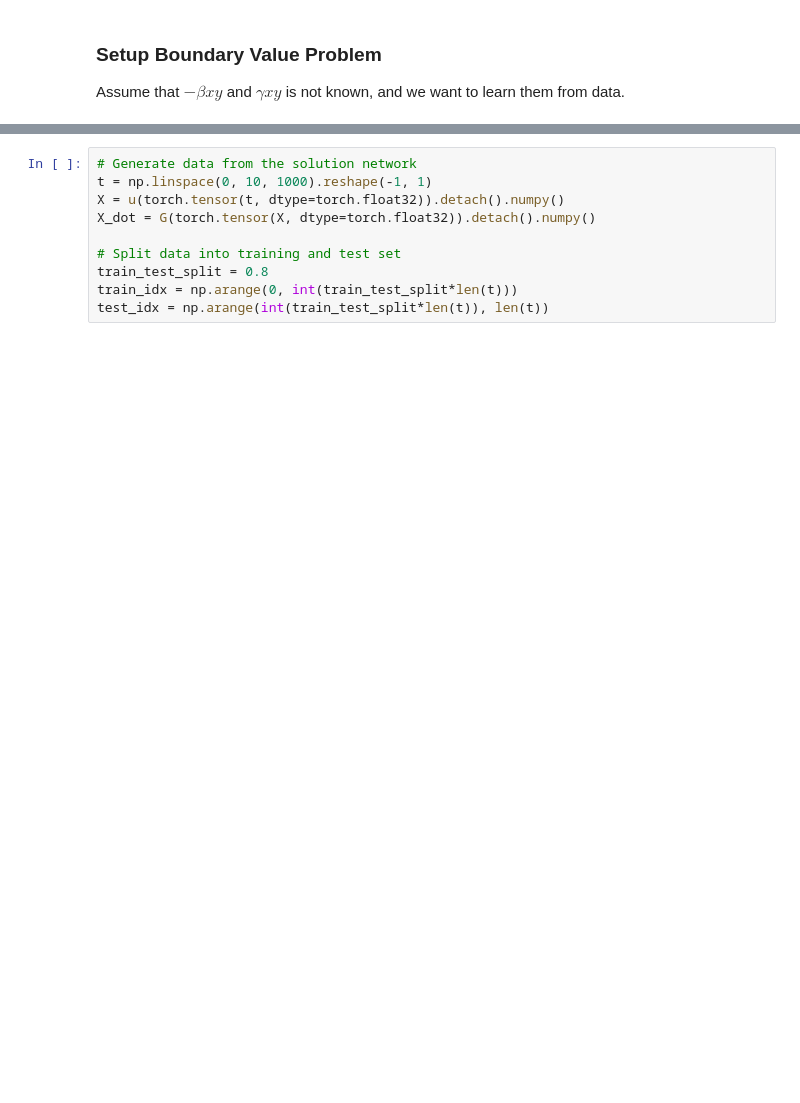
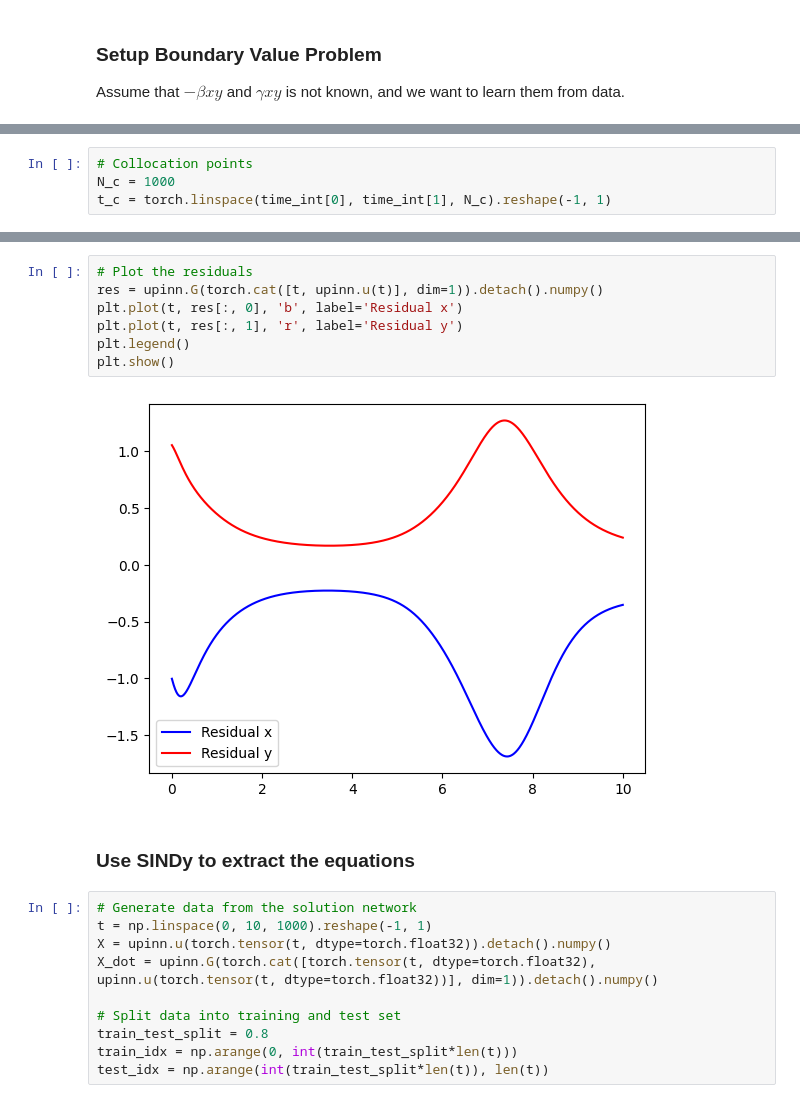
Before and after one commit to MEGAjosni/Master-Thesis, a Jupyter notebook: scripts/LV-SINDy.ipynb, the cells around one changed output, grey strips where cells are left out. Saved outputs shown, nothing was run; the diff lists cells and outputs as text; blank space fills up the shorter version.

```diff
--- a/scripts/LV-SINDy.ipynb
+++ b/scripts/LV-SINDy.ipynb
@@ -80,0 +57,4 @@ t_c = np.linspace(0, 10, 10**3).reshape(-1, 1)
+# %%
+# Collocation points
+N_c = 1000
+t_c = torch.linspace(time_int[0], time_int[1], N_c).reshape(-1, 1)
@@ -195,8 +135,19 @@ tensor([0.8072], requires_grad=True)
+# %%
+# Plot the residuals
+res = upinn.G(torch.cat([t, upinn.u(t)], dim=1)).detach().numpy()
+plt.plot(t, res[:, 0], 'b', label='Residual x')
+plt.plot(t, res[:, 1], 'r', label='Residual y')
+plt.legend()
+plt.show()
+# %% [output]
+[figure, added]
+# %% [markdown]
+### Use SINDy to extract the equations
 # %%
 # Generate data from the solution network
 t = np.linspace(0, 10, 1000).reshape(-1, 1)
-X = u(torch.tensor(t, dtype=torch.float32)).detach().numpy()
-X_dot = G(torch.tensor(X, dtype=torch.float32)).detach().numpy()
+X = upinn.u(torch.tensor(t, dtype=torch.float32)).detach().numpy()
+X_dot = upinn.G(torch.cat([torch.tensor(t, dtype=torch.float32), upinn.u(torch.tensor(t, dtype=torch.float32))], dim=1)).detach().numpy()
 
 # Split data into training and test set
 train_test_split = 0.8
```
Also changed, not shown: parts of 23 cells of this notebook, 30 other files.
